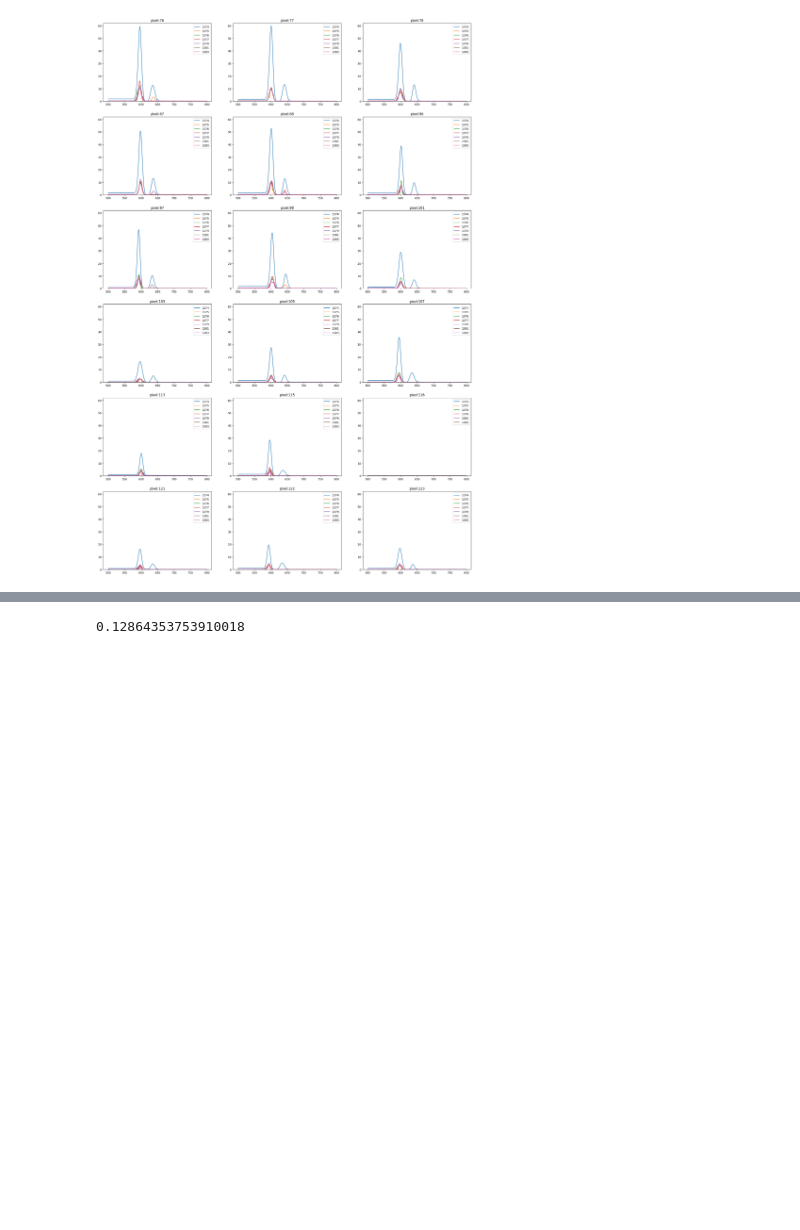
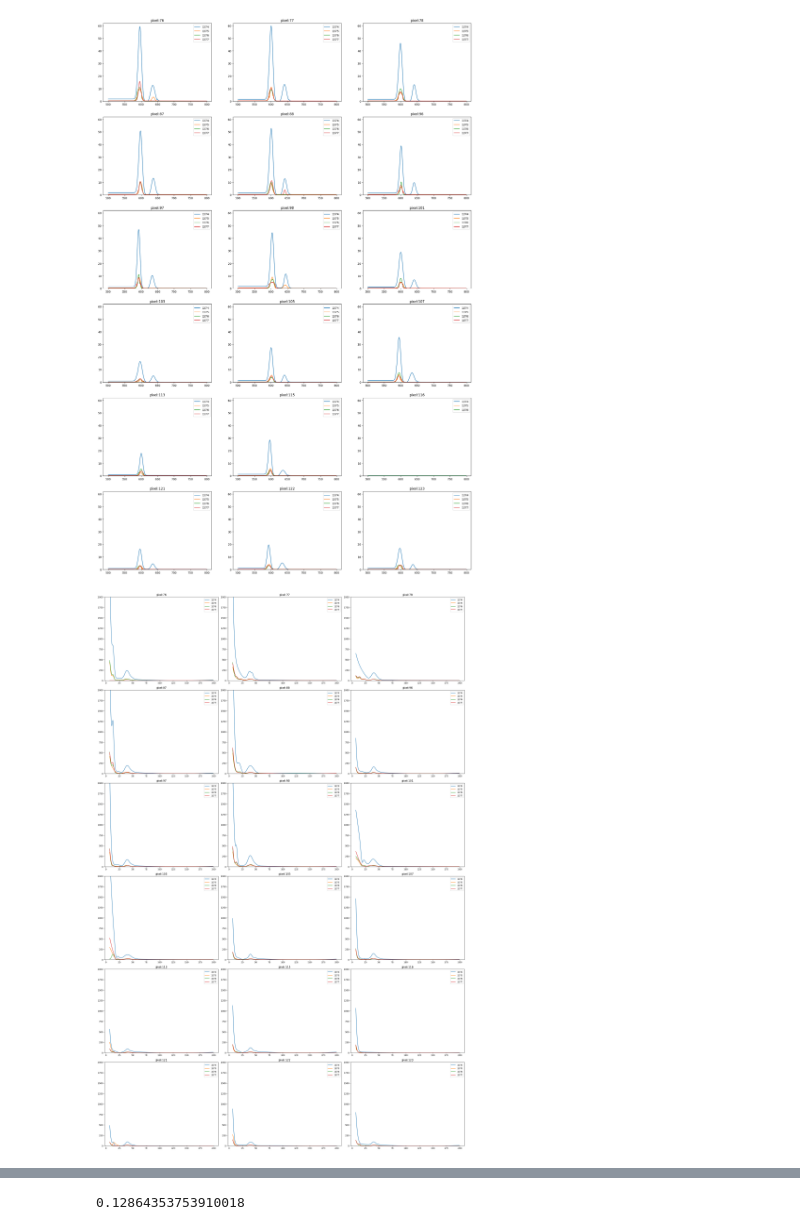
Before and after one commit to arlee-shelby/calibration, a Jupyter notebook: SnCalibration_pixelResults.ipynb, the cells around one changed output, grey strips where cells are left out. Drawn from its saved outputs; the diff is of its cells as text; code cells hidden in the pictures; blank space fills up the shorter version.

```diff
--- a/SnCalibration_pixelResults.ipynb
+++ b/SnCalibration_pixelResults.ipynb
@@ -75,7 +55,7 @@ for j in np.int16(dataAll[dataAll['run']==1374]['pixel'][:18]):
     ax=py.subplot(nrows,ncols,cnt)
     ax.set_title('pixel:%d'%j)
     ax.set_ylim(0,62)
-    for i in range(7):
+    for i in range(4):
 
         if dataAll[dataAll['pixel']==j].iloc[i]['CE']==3:
             #need to initialize the class to get the correct fit function based on the same recorded initilizing flag in column "CE"
@@ -115,4 +95,59 @@ for j in np.int16(dataAll[dataAll['run']==1374]['pixel'][:18]):
             ax.plot(x,Sn.get_fit(x,*np.float64(dataAll[dataAll['pixel']==j].iloc[i]['ecap'].replace('[','').replace(']','').split())),label = '%d'%runs[i])
             ax.legend()
 # %% [output]
-[figure, old version]
+[figure, new version]
+# %%
+nrows,ncols=7,3
+py.figure(figsize=(8*ncols,6*nrows))
+
+
+x = np.arange(7,200)
+conf['capture'] = 'OFF'
+cnt = 0
+for j in np.int16(dataAll[dataAll['run']==1374]['pixel'][:18]):
+    cnt +=1
+    ax=py.subplot(nrows,ncols,cnt)
+    ax.set_title('pixel:%d'%j)
+    ax.set_ylim(0,2000)
+    for i in range(4):
+        if dataAll[dataAll['pixel']==j].iloc[i]['Xray']==5:
+
+            conf['xray'] = 'five'
+            Sn = SnCalibration()
+
+            ax=py.subplot(nrows,ncols,cnt)
+            ax.plot(x,Sn.get_fit(x,*np.float64(dataAll[dataAll['pixel']==j].iloc[i]['xray'].replace('[','').replace(']','').split())),label = '%d'%runs[i])
+            ax.legend()
+
+        if dataAll[dataAll['pixel']==j].iloc[i]['Xray']==4:
+
+            conf['xray'] = 'four'
+            Sn = SnCalibration()
+
+            ax=py.subplot(nrows,ncols,cnt)
+            ax.plot(x,Sn.get_fit(x,*np.float64(dataAll[dataAll['pixel']==j].iloc[i]['xray'].replace('[','').replace(']','').split())),label = '%d'%runs[i])
+            ax.legend()
+
+        if dataAll[dataAll['pixel']==j].iloc[i]['Xray']==3:
+
+            conf['xray'] = 'three'
+            Sn = SnCalibration()
+
+            ax=py.subplot(nrows,ncols,cnt)
+
+            ax.plot(x,Sn.get_fit(x,*np.float64(dataAll[dataAll['pixel']==j].iloc[i]['xray'].replace('[','').replace(']','').split())),label = '%d'%runs[i])
+            ax.legend()
+
+        if dataAll[dataAll['pixel']==j].iloc[i]['Xray']==0:
+
+            conf['xray'] = 'zero'
+            Sn = SnCalibration()
+
+            ax=py.subplot(nrows,ncols,cnt)
+
+            ax.plot(x,Sn.get_fit(x,*np.float64(dataAll[dataAll['pixel']==j].iloc[i]['xray'].replace('[','').replace(']','').split())),label = '%d'%runs[i])
+            ax.legend()
+
+py.tight_layout()
+# %% [output]
+[figure, added]
```
Also changed, not shown: parts of 8 cells of this notebook, 8 other files.
